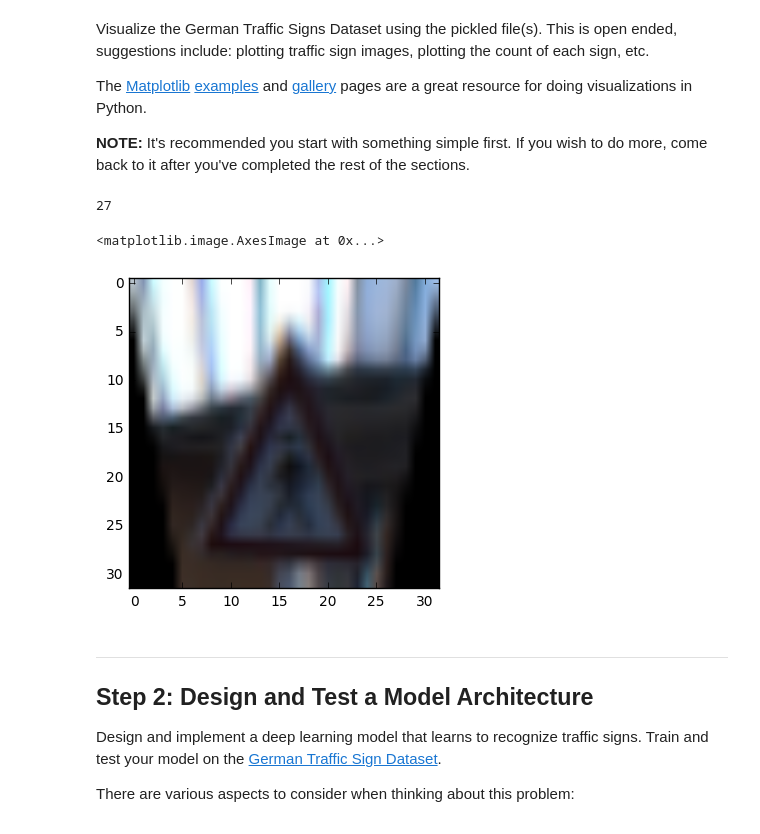
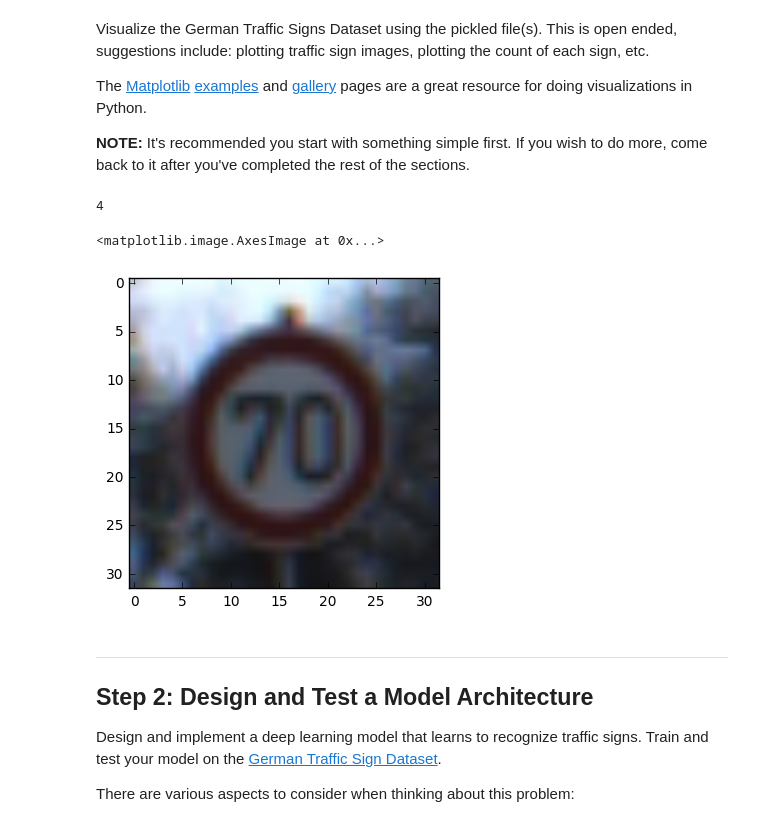
Before and after one commit to timmyneutron/CarND-Traffic-Sign-Classifier, a Jupyter notebook: Traffic_Sign_Classifier.ipynb, the cells around one changed output. Drawn from its saved outputs; the diff is of its cells as text; code cells hidden in the pictures.

```diff
--- a/Traffic_Sign_Classifier.ipynb
+++ b/Traffic_Sign_Classifier.ipynb
@@ -82,37 +82,37 @@ The [Matplotlib](http://matplotlib.org/) [examples](http://matplotlib.org/exampl
 # %%
 ### Data exploration visualization goes here.
 ### Feel free to use as many code cells as needed.
 import matplotlib.pyplot as plt
 from collections import Counter
 # Visualizations will be shown in the notebook.
 %matplotlib inline
 
-sign_num = 30710
+sign_num = 7251
 pic = X_train[sign_num]
 print(y_train[sign_num])
 
-src = np.array([
-    [0, 0],
-    [31, 0],
-    [31, 31],
-    [0,31]],
-    dtype="float32")
+# src = np.array([
+#     [0, 0],
+#     [31, 0],
+#     [31, 31],
+#     [0,31]],
+#     dtype="float32")
 
-dst = np.array([
-    [0, 0],
-    [31, 0],
-    [26, 31],
-    [5, 31]],
-    dtype="float32")
+# dst = np.array([
+#     [0, 0],
+#     [31, 0],
+#     [26, 31],
+#     [5, 31]],
+#     dtype="float32")
 
-M = cv2.getPerspectiveTransform(src, dst)
+# M = cv2.getPerspectiveTransform(src, dst)
 
-pic = cv2.warpPerspective(pic, M, (32, 32))
+# pic = cv2.warpPerspective(pic, M, (32, 32))
 plt.imshow(pic)
 # %% [output]
-27
+4
 <matplotlib.image.AxesImage at 0x...>
-[figure, old version]
+[figure, new version]
 # %% [markdown]
 ----
 
```
Also changed, not shown: parts of 21 cells of this notebook, 15 other files.
